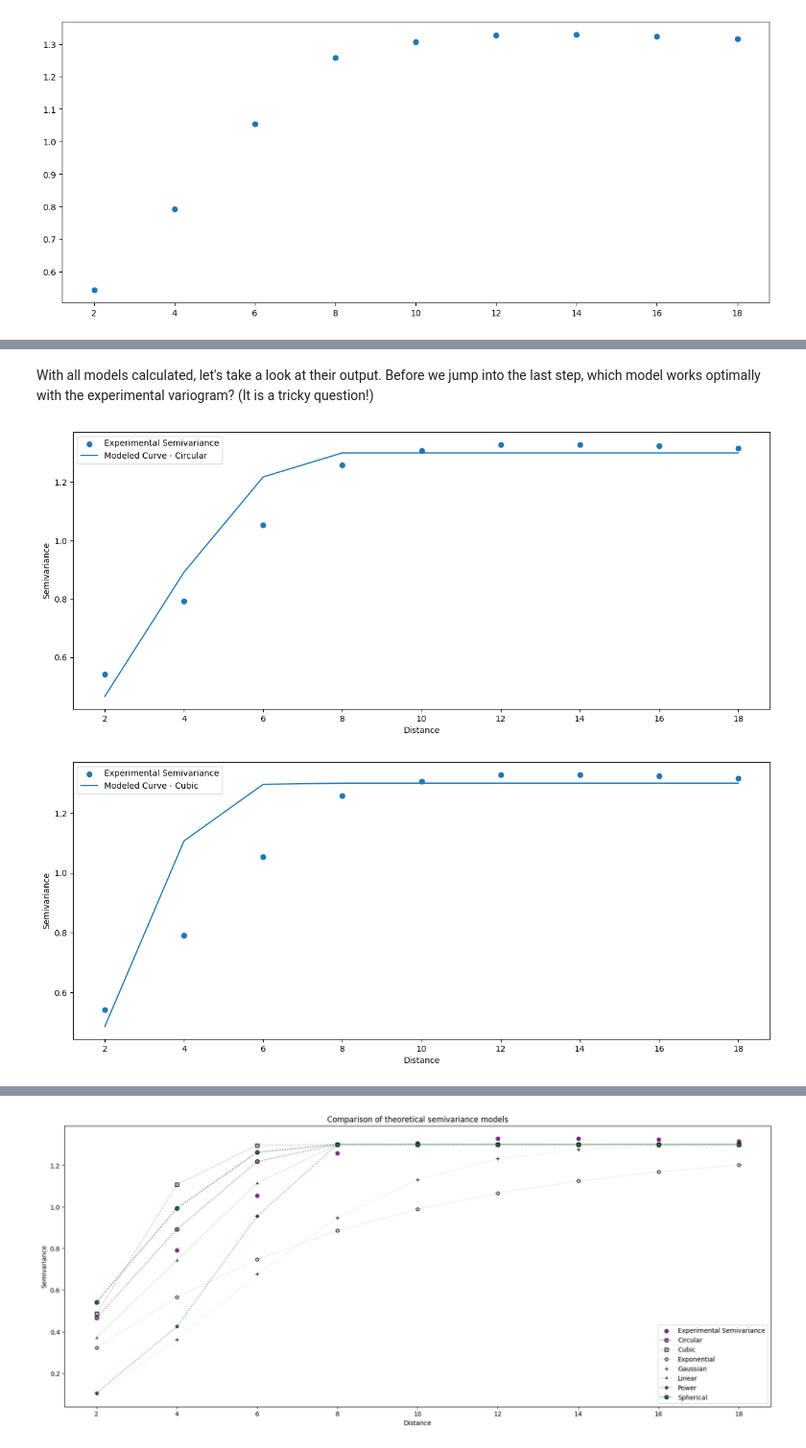
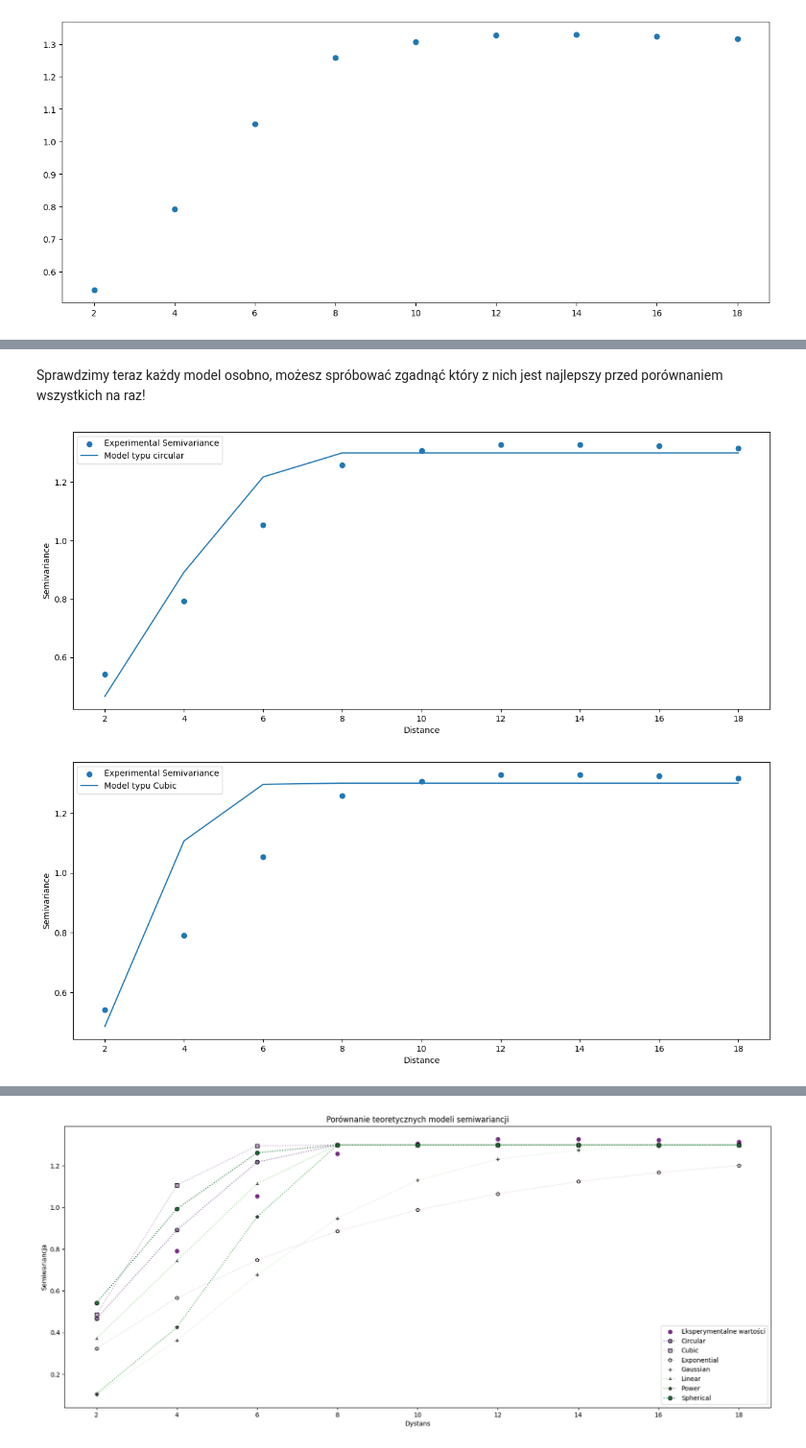
Before and after one commit to DataverseLabs/pyinterpolate, a Jupyter notebook: tutorials/tutorials/PL/A12-Teoretyczne-Modele-Semiwariogramu.ipynb, the cells around one changed output, grey strips where cells are left out. Shown at 96% size. Drawn from its saved outputs; the diff is of its cells as text; code cells hidden in the pictures.

```diff
--- a/tutorials/tutorials/PL/A12-Teoretyczne-Modele-Semiwariogramu.ipynb
+++ b/tutorials/tutorials/PL/A12-Teoretyczne-Modele-Semiwariogramu.ipynb
@@ -191,30 +187,26 @@ spherical = spherical_model(lags=_lags,
                             nugget=_nugget,
                             sill=_sill,
                             rang=_range)
-# %% [markdown]
-With all models calculated, let's take a look at their output. Before we jump into the last step, which model works optimally with the experimental variogram? (It is a tricky question!)
+# %% [markdown]
+Sprawdzimy teraz każdy model osobno, możesz spróbować zgadnąć który z nich jest najlepszy przed porównaniem wszystkich na raz!
 # %%
-# Plot circular
-
 plt.figure(figsize=(15, 6))
 plt.scatter(_lags, semivars[:, 1])
 plt.plot(_lags, circular)
-plt.legend(['Experimental Semivariance', 'Modeled Curve - Circular'])
+plt.legend(['Experimental Semivariance', 'Model typu circular'])
 plt.xlabel('Distance')
 plt.ylabel('Semivariance')
 plt.show()
 # %% [output]
-[figure, old version]
+[figure, new version]
 # %%
-# Plot cubic
-
 plt.figure(figsize=(15, 6))
 plt.scatter(_lags, semivars[:, 1])
 plt.plot(_lags, cubic)
-plt.legend(['Experimental Semivariance', 'Modeled Curve - Cubic'])
+plt.legend(['Experimental Semivariance', 'Model typu Cubic'])
 plt.xlabel('Distance')
 plt.ylabel('Semivariance')
 plt.show()
 # %% [output]
-[figure, old version]
+[figure, new version]
 # %%
```
Also changed, not shown: parts of 26 cells of this notebook.
